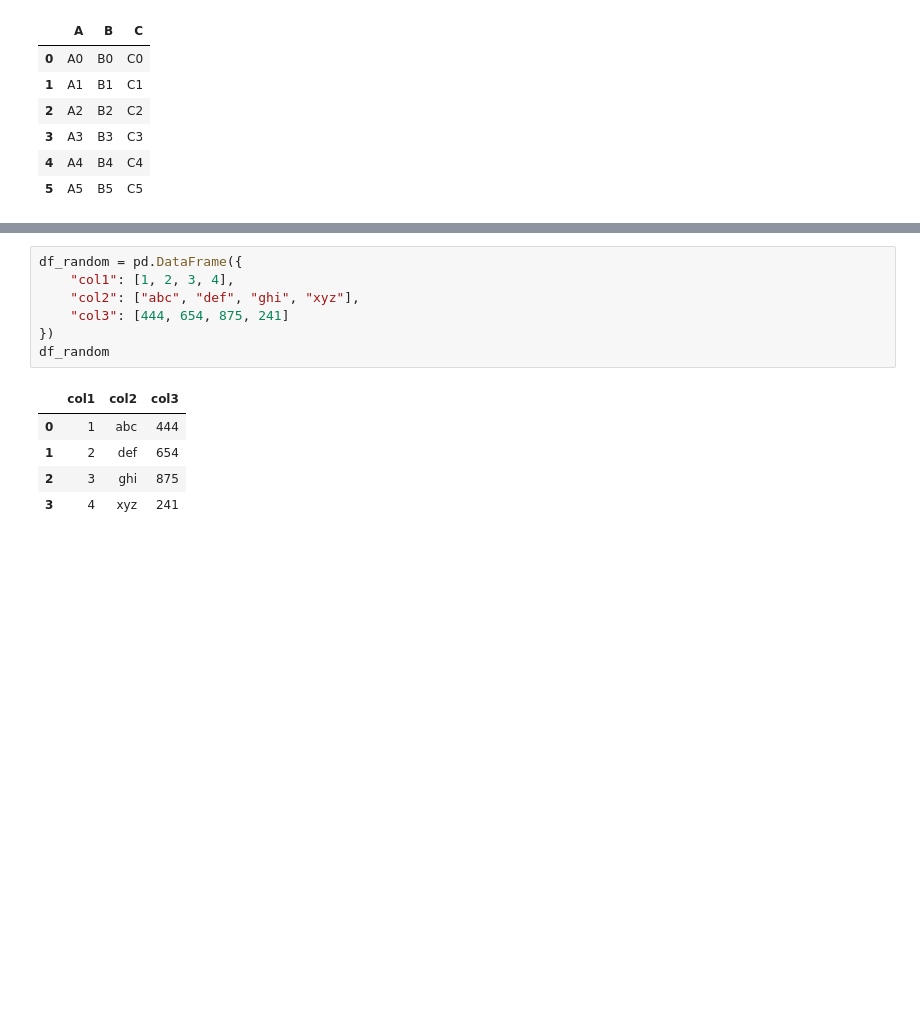
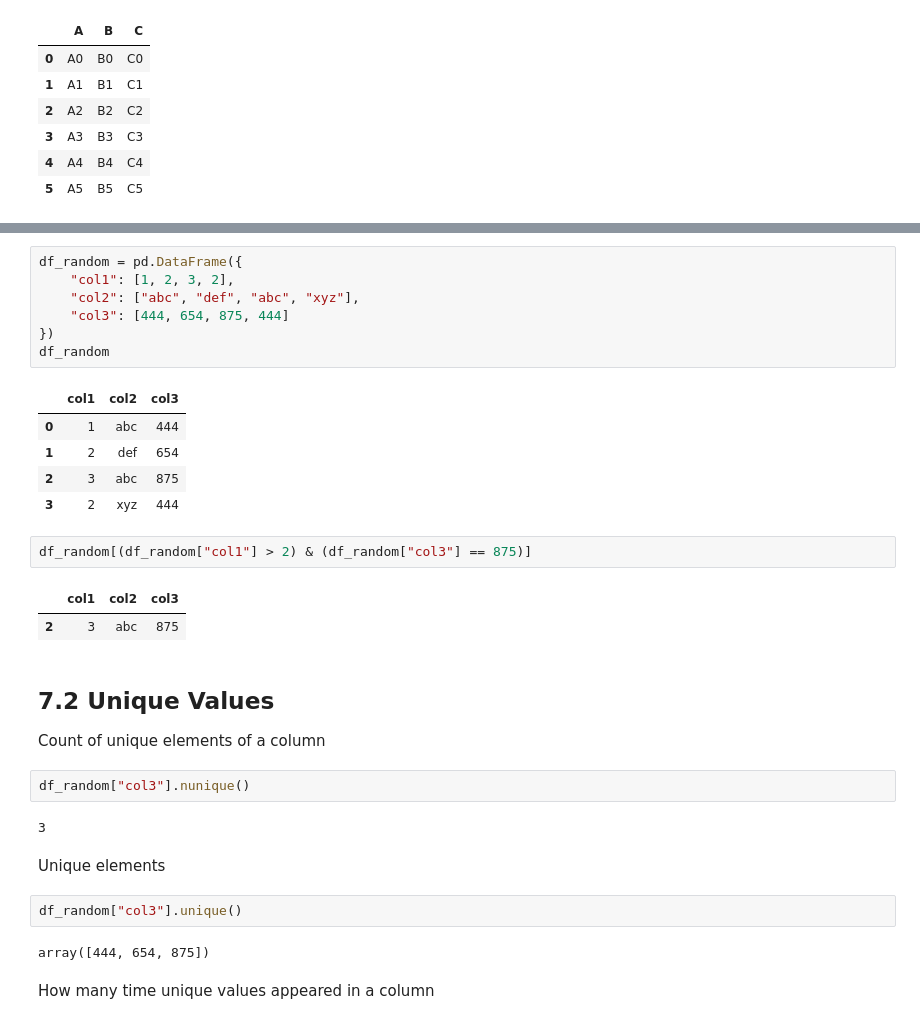
Before and after one commit to ahmedfakhar747/pandas-for-data-science, a Jupyter notebook: Pandas_2_Correlation_Analysis.ipynb, the cells around one changed output, grey strips where cells are left out. Saved outputs shown, nothing was run; the diff lists cells and outputs as text; blank space fills up the shorter version.

```diff
--- a/Pandas_2_Correlation_Analysis.ipynb
+++ b/Pandas_2_Correlation_Analysis.ipynb
@@ -456,13 +459,33 @@ pd.concat([df1, df2])
 # %%
 df_random = pd.DataFrame({
-    "col1": [1, 2, 3, 4],
-    "col2": ["abc", "def", "ghi", "xyz"],
-    "col3": [444, 654, 875, 241]
+    "col1": [1, 2, 3, 2],
+    "col2": ["abc", "def", "abc", "xyz"],
+    "col3": [444, 654, 875, 444]
 })
 df_random
 # %% [output]
 |  | col1 | col2 | col3 |
 | 0 | 1 | abc | 444 |
 | 1 | 2 | def | 654 |
-| 2 | 3 | ghi | 875 |
-| 3 | 4 | xyz | 241 |
+| 2 | 3 | abc | 875 |
+| 3 | 2 | xyz | 444 |
+# %%
+df_random[(df_random["col1"] > 2) & (df_random["col3"] == 875)]
+# %% [output]
+|  | col1 | col2 | col3 |
+| 2 | 3 | abc | 875 |
+# %% [markdown]
+## 7.2 Unique Values
+Count of unique elements of a column
+# %%
+df_random["col3"].nunique()
+# %% [output]
+3
+# %% [markdown]
+Unique elements
+# %%
+df_random["col3"].unique()
+# %% [output]
+array([444, 654, 875])
+# %% [markdown]
+How many time unique values appeared in a column
```
Also changed, not shown: parts of 15 cells of this notebook.
